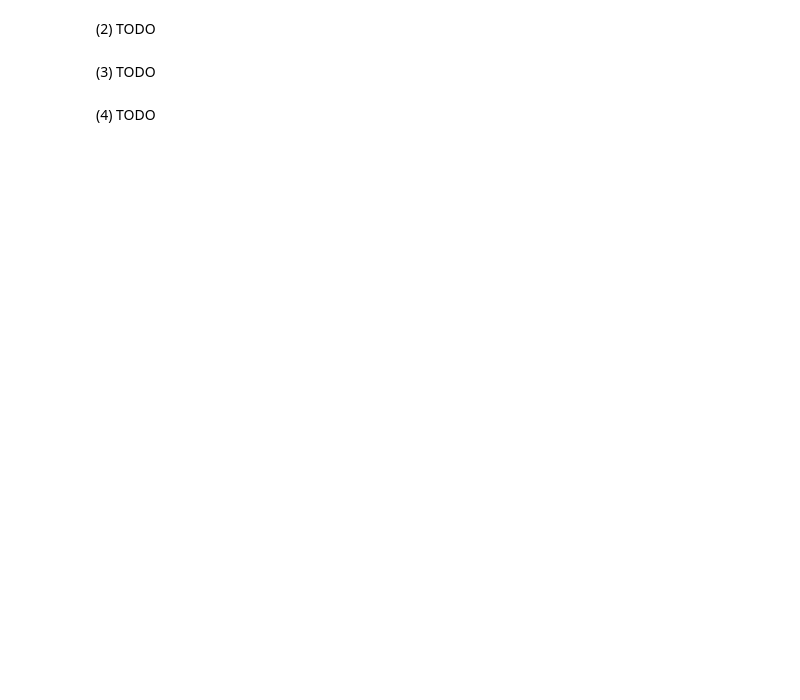
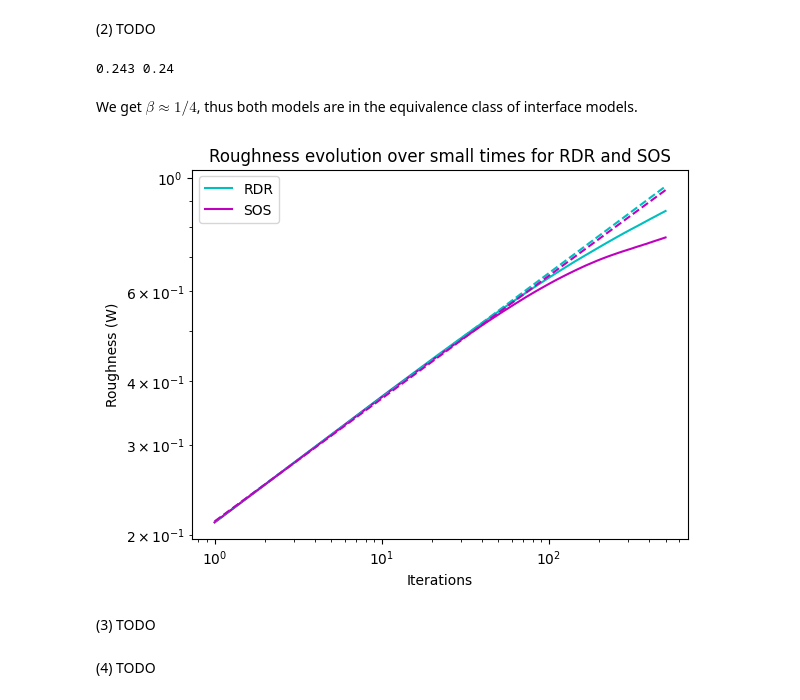
Before and after one commit to jolatechno/cours-ENS, a Jupyter notebook: cours/M2/S4/out_of_equilibrium/project/Joseph_Touzet_out_of_equilibrium.ipynb, the cells around one changed output. Cells and saved outputs as stored; diff of their text form; code cells hidden in the pictures; blank space fills up the shorter version.

```diff
--- a/cours/M2/S4/out_of_equilibrium/project/Joseph_Touzet_out_of_equilibrium.ipynb
+++ b/cours/M2/S4/out_of_equilibrium/project/Joseph_Touzet_out_of_equilibrium.ipynb
@@ -94,5 +172,38 @@ plt.show()
 # %% [markdown]
 (2) TODO
+# %%
+L, n_it  = 500, 400
+ts_small = np.linspace(1,L)
+# %%
+W_RDR_small = compute_W_RDR(L, ts_small, n_it)
+# %%
+W_SOS_small = compute_W_SOS(L, ts_small, n_it)
+# %%
+a_RDR, b_RDR = np.polyfit(np.log(ts_small[:6]), np.log(W_RDR_small[:6]), 1)
+a_SOS, b_SOS = np.polyfit(np.log(ts_small[:6]), np.log(W_SOS_small[:6]), 1)
+
+print(round(a_RDR, 3), round(a_SOS, 3))
+# %% [output]
+0.243 0.24
+# %% [markdown]
+We get $\beta \approx 1/4$, thus both models are in the equivalence class of interface models.
+# %%
+plt.plot(ts_small, W_RDR_small, "c-", label="RDR")
+plt.plot(ts_small, W_SOS_small, "m-", label="SOS")
+
+plt.plot(ts_small, np.exp(b_RDR)*(ts_small**a_RDR), "c--")
+plt.plot(ts_small, np.exp(b_SOS)*(ts_small**a_SOS), "m--")
+
+plt.xlabel("Iterations")
+plt.ylabel("Roughness (W)")
+plt.title("Roughness evolution over small times for RDR and SOS")
+plt.xscale("log")
+plt.yscale("log")
+
+plt.legend()
+plt.show()
+# %% [output]
+[figure, added]
 # %% [markdown]
 (3) TODO
 # %% [markdown]
```
Also changed, not shown: parts of 18 cells of this notebook.
